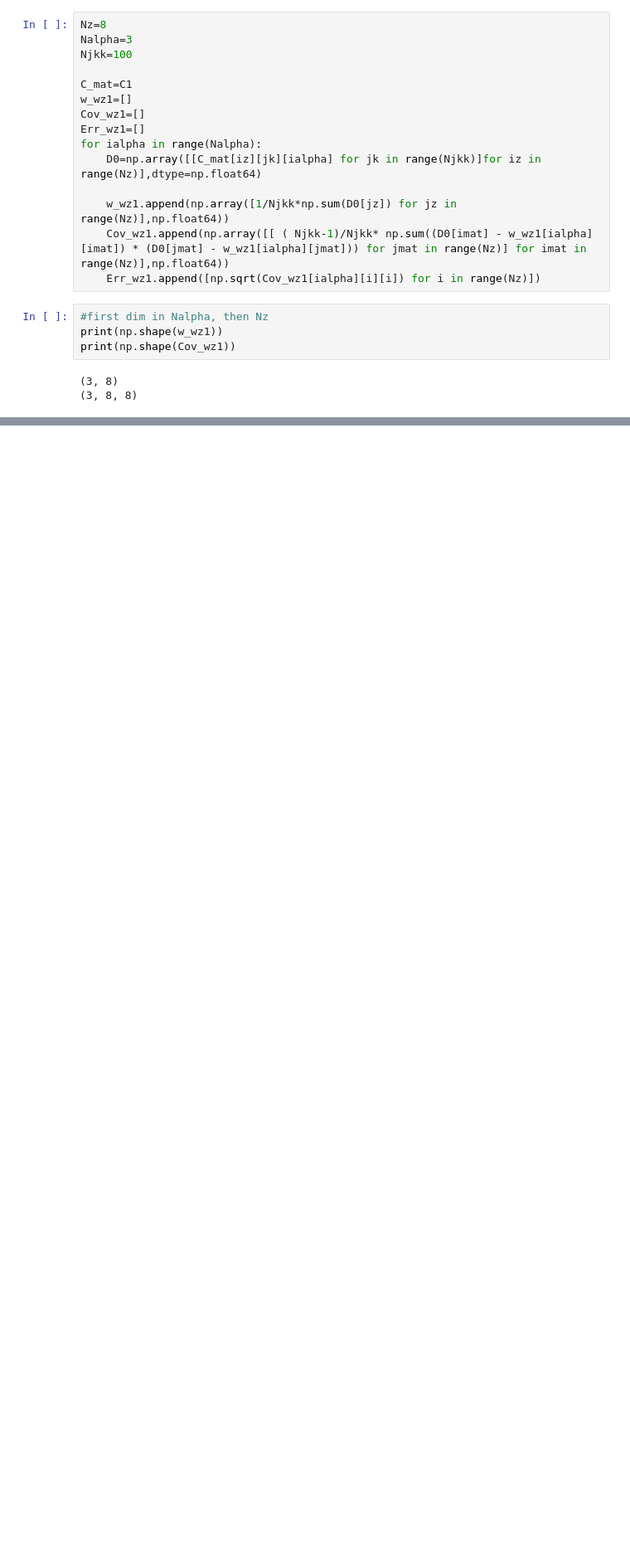
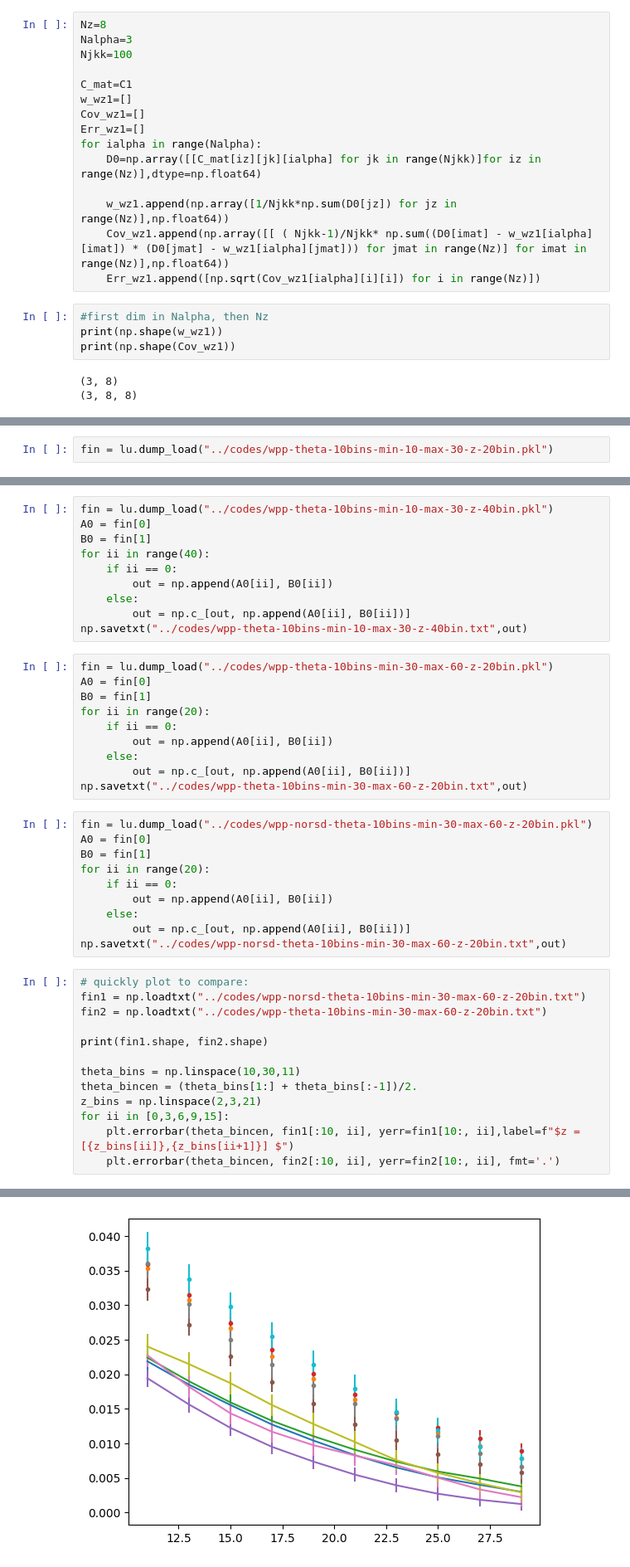
Before and after one commit to hangqianjun/lya_forest_clustering_z, a Jupyter notebook: notebooks/Auto_corr-william.ipynb, the cells around one changed output, grey strips where cells are left out. Shown at 83% size. Drawn from its saved outputs; the diff is of its cells as text; blank space fills up the shorter version.

```diff
--- a/notebooks/Auto_corr-william.ipynb
+++ b/notebooks/Auto_corr-william.ipynb
@@ -317,0 +318,2 @@ print(np.shape(Cov_wz1))
+# %%
+fin = lu.dump_load("../codes/wpp-theta-10bins-min-10-max-30-z-20bin.pkl")
@@ -317,0 +330,44 @@ print(np.shape(Cov_wz1))
+# %%
+fin = lu.dump_load("../codes/wpp-theta-10bins-min-10-max-30-z-40bin.pkl")
+A0 = fin[0]
+B0 = fin[1]
+for ii in range(40):
+    if ii == 0:
+        out = np.append(A0[ii], B0[ii])
+    else:
+        out = np.c_[out, np.append(A0[ii], B0[ii])]
+np.savetxt("../codes/wpp-theta-10bins-min-10-max-30-z-40bin.txt",out)
+# %%
+fin = lu.dump_load("../codes/wpp-theta-10bins-min-30-max-60-z-20bin.pkl")
+A0 = fin[0]
+B0 = fin[1]
+for ii in range(20):
+    if ii == 0:
+        out = np.append(A0[ii], B0[ii])
+    else:
+        out = np.c_[out, np.append(A0[ii], B0[ii])]
+np.savetxt("../codes/wpp-theta-10bins-min-30-max-60-z-20bin.txt",out)
+# %%
+fin = lu.dump_load("../codes/wpp-norsd-theta-10bins-min-30-max-60-z-20bin.pkl")
+A0 = fin[0]
+B0 = fin[1]
+for ii in range(20):
+    if ii == 0:
+        out = np.append(A0[ii], B0[ii])
+    else:
+        out = np.c_[out, np.append(A0[ii], B0[ii])]
+np.savetxt("../codes/wpp-norsd-theta-10bins-min-30-max-60-z-20bin.txt",out)
+# %%
+# quickly plot to compare:
+fin1 = np.loadtxt("../codes/wpp-norsd-theta-10bins-min-30-max-60-z-20bin.txt")
+fin2 = np.loadtxt("../codes/wpp-theta-10bins-min-30-max-60-z-20bin.txt")
+
+print(fin1.shape, fin2.shape)
+
+theta_bins = np.linspace(10,30,11)
+theta_bincen = (theta_bins[1:] + theta_bins[:-1])/2.
+z_bins = np.linspace(2,3,21)
+for ii in [0,3,6,9,15]:
+    plt.errorbar(theta_bincen, fin1[:10, ii], yerr=fin1[10:, ii],label=f"$z =[{z_bins[ii]},{z_bins[ii+1]}] $")
+    plt.errorbar(theta_bincen, fin2[:10, ii], yerr=fin2[10:, ii], fmt='.')
+# %% [output]
@@ -317,0 +375 @@ print(np.shape(Cov_wz1))
+[figure, added]
```
Also changed, not shown: parts of 21 cells of this notebook, 41 other files.
